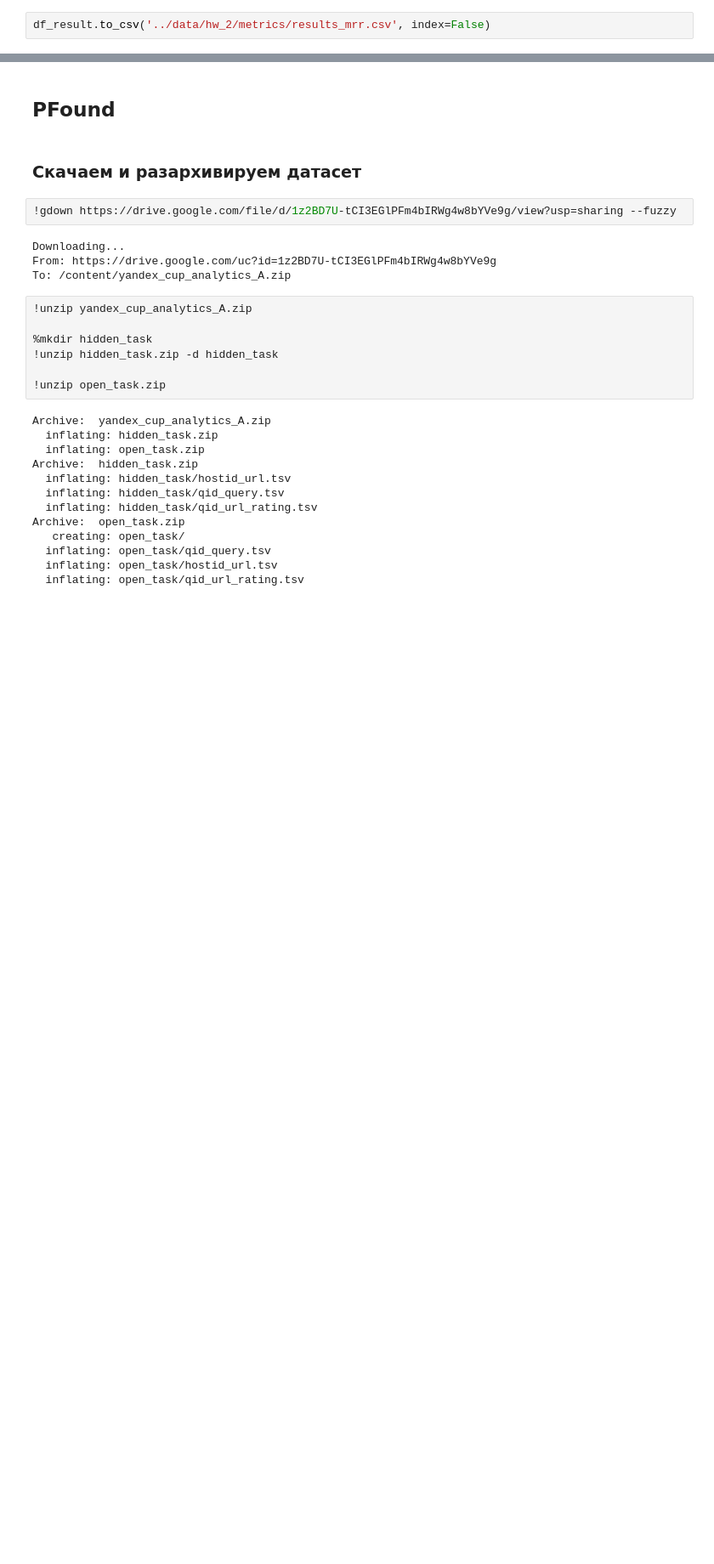
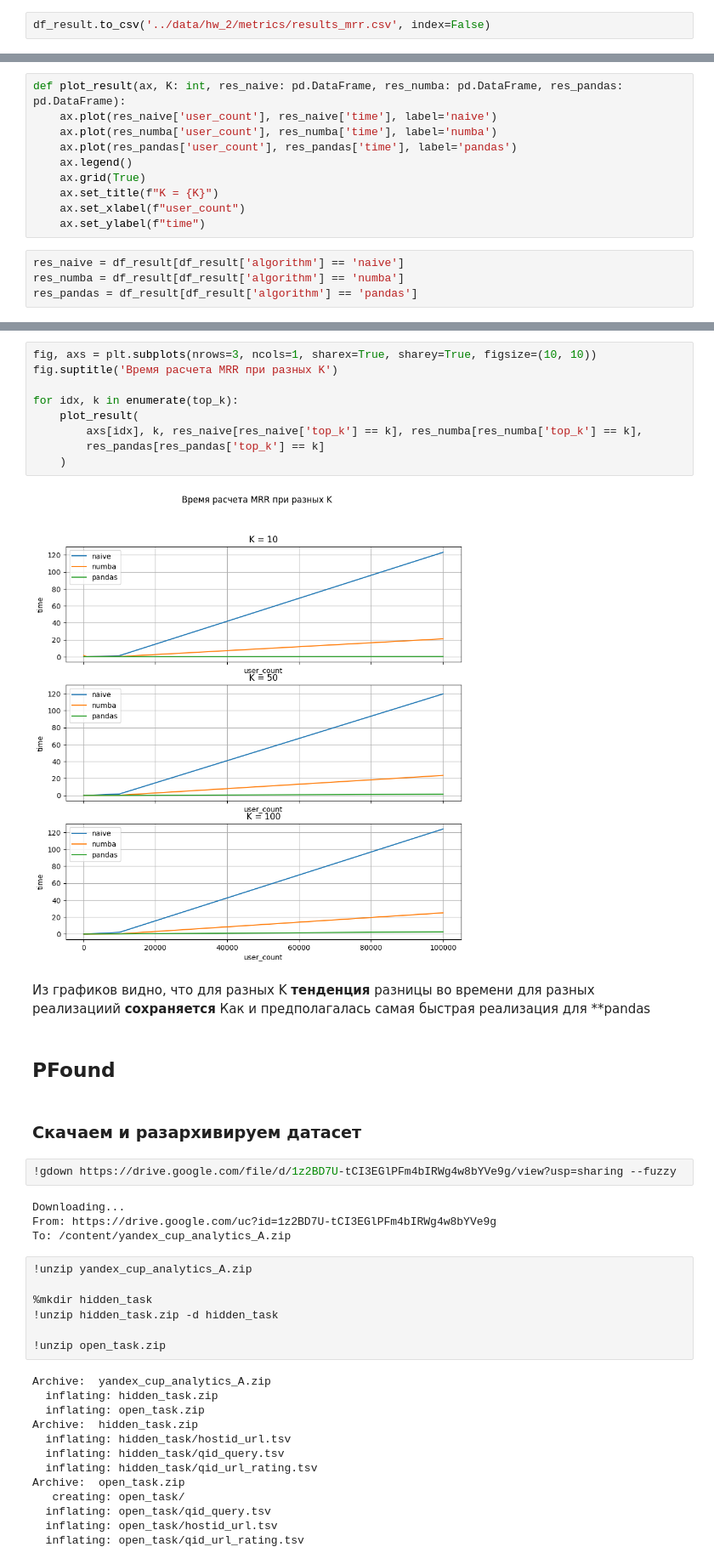
Before and after one commit to In48semenov/RecoServiceTemplate, a Jupyter notebook: notebooks/HW-2.ipynb, the cells around one changed output, grey strips where cells are left out. Shown at 85% size. Saved outputs shown, nothing was run; the diff lists cells and outputs as text; blank space fills up the shorter version.

```diff
--- a/notebooks/HW-2.ipynb
+++ b/notebooks/HW-2.ipynb
@@ -360,0 +318,14 @@ No data for colormapping provided via 'c'. Parameters 'cmap' will be ignored
+# %%
+def plot_result(ax, K: int, res_naive: pd.DataFrame, res_numba: pd.DataFrame, res_pandas: pd.DataFrame):
+    ax.plot(res_naive['user_count'], res_naive['time'], label='naive')
+    ax.plot(res_numba['user_count'], res_numba['time'], label='numba')
+    ax.plot(res_pandas['user_count'], res_pandas['time'], label='pandas')
+    ax.legend()
+    ax.grid(True)
+    ax.set_title(f"K = {K}")
+    ax.set_xlabel(f"user_count")
+    ax.set_ylabel(f"time")
+# %%
+res_naive = df_result[df_result['algorithm'] == 'naive']
+res_numba = df_result[df_result['algorithm'] == 'numba']
+res_pandas = df_result[df_result['algorithm'] == 'pandas']
@@ -361,3 +382,17 @@ No data for colormapping provided via 'c'. Parameters 'cmap' will be ignored
+# %%
+fig, axs = plt.subplots(nrows=3, ncols=1, sharex=True, sharey=True, figsize=(10, 10))
+fig.suptitle('Время расчета MRR при разных K')
+
+for idx, k in enumerate(top_k):
+    plot_result(
+        axs[idx], k, res_naive[res_naive['top_k'] == k], res_numba[res_numba['top_k'] == k],
+        res_pandas[res_pandas['top_k'] == k]
+    )
+# %% [output]
+[figure, added]
+# %% [markdown]
+Из графиков видно, что для разных K **тенденция** разницы во времени для разных реализациий **сохраняется**
+Как и предполагалась самая быстрая реализация для **pandas
 # %% [markdown]
 ## PFound
 # %% [markdown]
```
Also changed, not shown: parts of 11 cells of this notebook.
